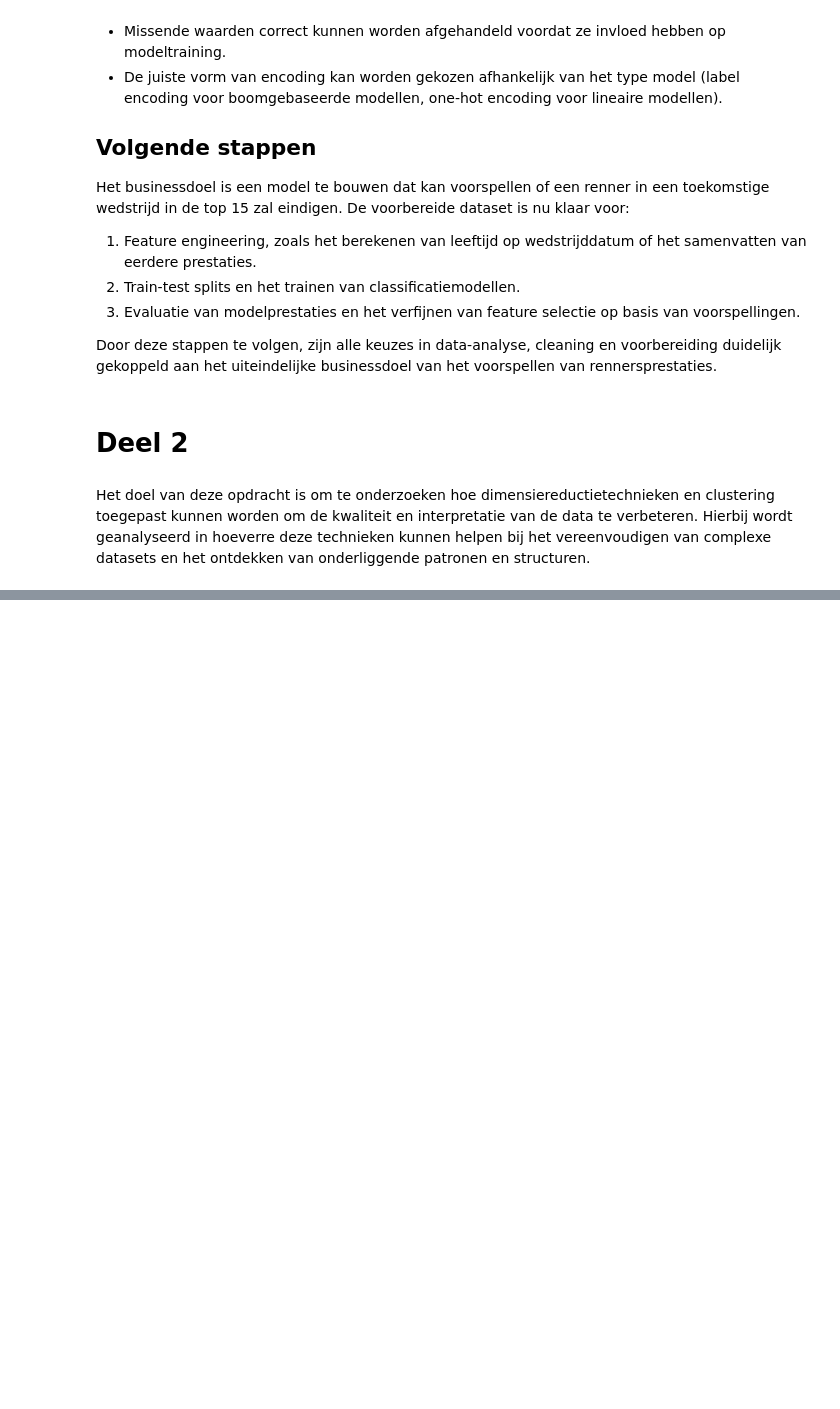
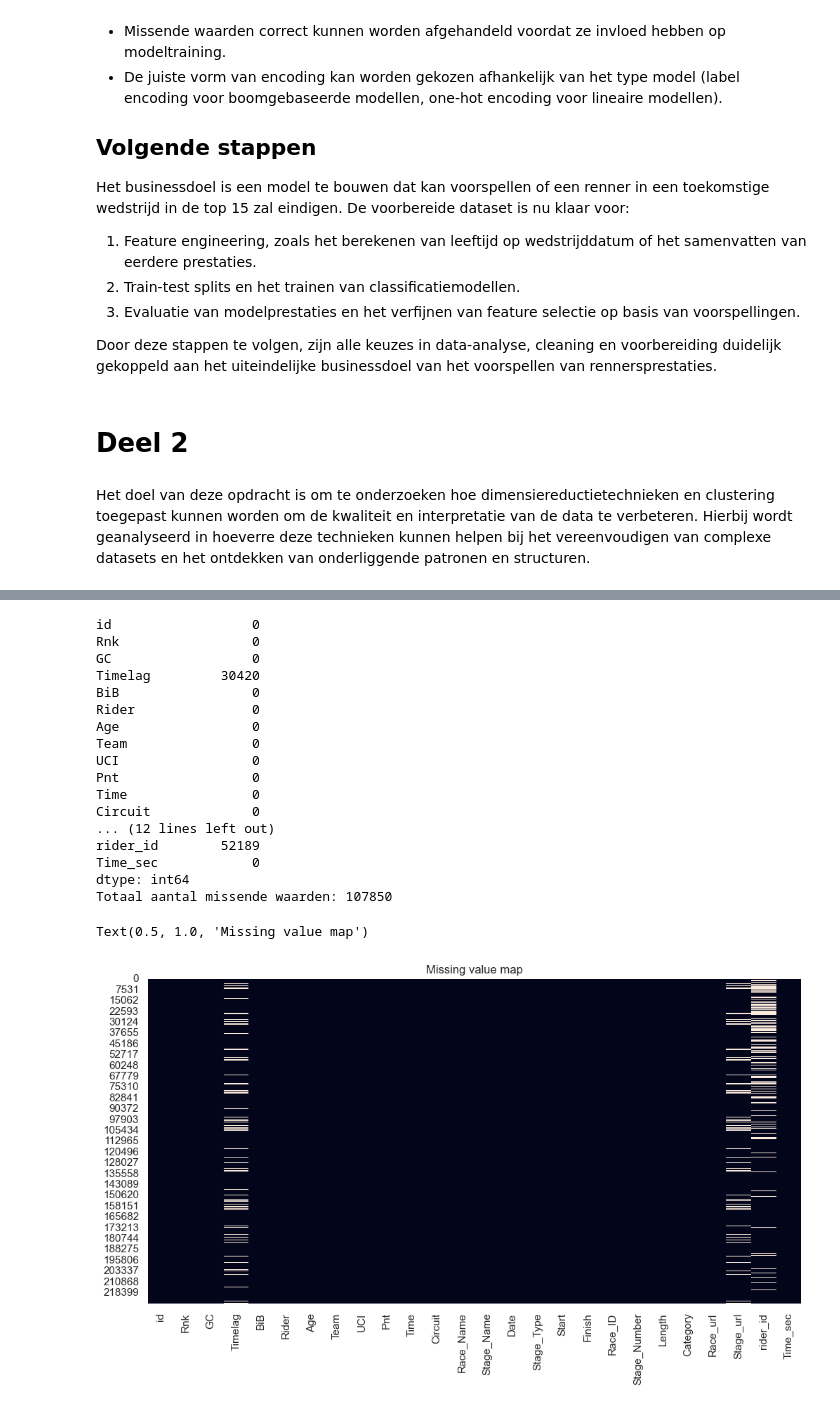
Before and after one commit to Vigo28/PI_7_DS_Minor, a Jupyter notebook: pi7.ipynb, the cells around one changed output, grey strips where cells are left out. Drawn from its saved outputs; the diff is of its cells as text; code cells hidden in the pictures; blank space fills up the shorter version.

```diff
--- a/pi7.ipynb
+++ b/pi7.ipynb
@@ -675,0 +898,61 @@ df_full.to_csv("data/cycling_data_combined.csv", index=False)
+# %%
+from sklearn.impute import IterativeImputer, SimpleImputer
+from sklearn.tree import DecisionTreeRegressor
+
+# Separate numeric and categorical columns
+num_cols = df_race_results.select_dtypes(include=['int64', 'float64']).columns
+cat_cols = df_race_results.select_dtypes(include='object').columns
+
+# Optionally convert time-like strings to numeric (if present)
+for col in cat_cols:
+    try:
+        df_race_results[col] = pd.to_timedelta(df_race_results[col]).dt.total_seconds()
+        num_cols = num_cols.append(pd.Index([col]))  # move to numeric
+    except:
+        pass  # leave as categorical if conversion fails
+
+# Update categorical columns after conversion
+cat_cols = df_race_results.select_dtypes(include='object').columns
+
+# Numeric imputer
+num_imputer = IterativeImputer(
+    estimator=DecisionTreeRegressor(random_state=42),
+    max_iter=10,
+    random_state=42
+)
+df_race_results[num_cols] = num_imputer.fit_transform(df_race_results[num_cols])
+
+# Categorical imputer
+cat_imputer = SimpleImputer(strategy='most_frequent')
+df_race_results[cat_cols] = cat_imputer.fit_transform(df_race_results[cat_cols])
+# Final imputed DataFrame
+df_imputed = df_race_results.copy()
+# %%
+# Per kolom kijken of er nog NaN's zijn
+print(df_imputed.isna().sum())
+
+# Of totaal
+print("Totaal aantal missende waarden:", df_imputed.isna().sum().sum())
+plt.figure(figsize=(12,6))
+sns.heatmap(df_imputed.isna(), cbar=False)
+plt.title("Missing value map")
+# %% [output]
+id                  0
+Rnk                 0
+GC                  0
+Timelag         30420
+BiB                 0
+Rider               0
+Age                 0
+Team                0
+UCI                 0
+Pnt                 0
+Time                0
+Circuit             0
+... (12 lines left out)
+rider_id        52189
+Time_sec            0
+dtype: int64
+Totaal aantal missende waarden: 107850
+Text(0.5, 1.0, 'Missing value map')
+[figure, added]
```
Also changed, not shown: parts of 12 cells of this notebook, 1 other file.
